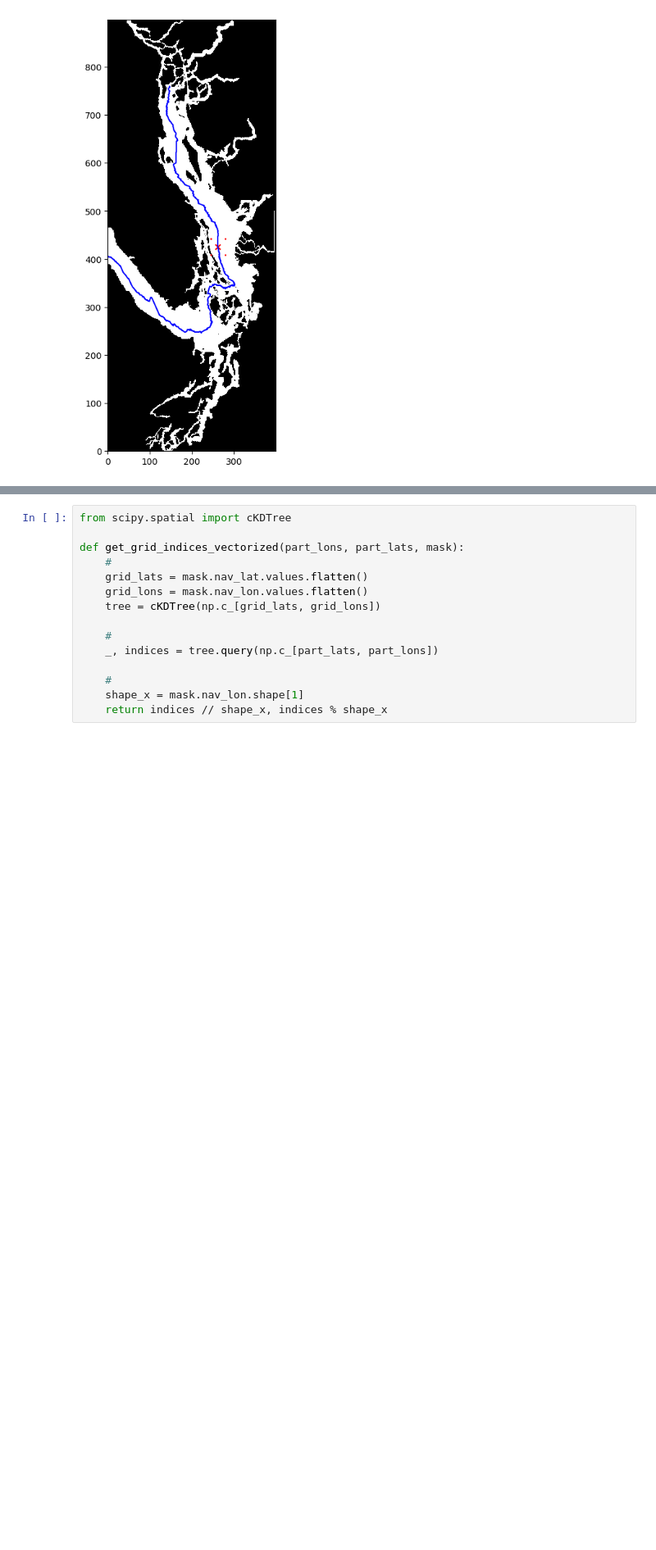
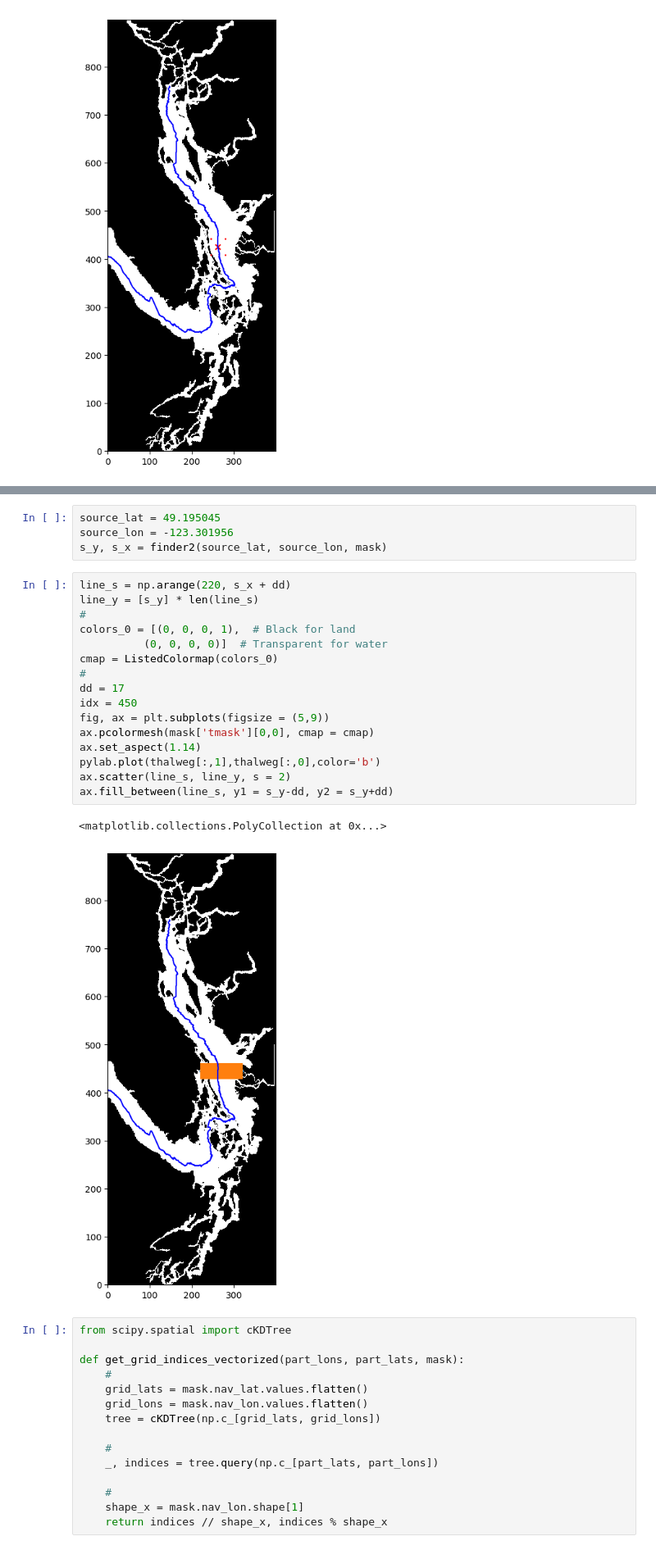
Before and after one commit to SalishSeaCast/analysis-vicente, a Jupyter notebook: Ocean_Parcels/PBDE_simulations/Thalweg_analysis.ipynb, the cells around one changed output, grey strips where cells are left out. Shown at 82% size. Saved outputs shown, nothing was run; the diff lists cells and outputs as text; blank space fills up the shorter version.

```diff
--- a/Ocean_Parcels/PBDE_simulations/Thalweg_analysis.ipynb
+++ b/Ocean_Parcels/PBDE_simulations/Thalweg_analysis.ipynb
@@ -75,3 +84,26 @@ ax.scatter(thalweg[idx][1]+dd, thalweg[idx][0]-dd, s = 1, c = 'r')
+# %%
+source_lat = 49.195045
+source_lon = -123.301956
+s_y, s_x = finder2(source_lat, source_lon, mask)
+# %%
+line_s = np.arange(220, s_x + dd)
+line_y = [s_y] * len(line_s)
+#
+colors_0 = [(0, 0, 0, 1),  # Black for land
+          (0, 0, 0, 0)]  # Transparent for water
+cmap = ListedColormap(colors_0)
+#
+dd = 17
+idx = 450
+fig, ax = plt.subplots(figsize = (5,9))
+ax.pcolormesh(mask['tmask'][0,0], cmap = cmap)
+ax.set_aspect(1.14)
+pylab.plot(thalweg[:,1],thalweg[:,0],color='b')
+ax.scatter(line_s, line_y, s = 2)
+ax.fill_between(line_s, y1 = s_y-dd, y2 = s_y+dd)
+# %% [output]
+<matplotlib.collections.PolyCollection at 0x...>
+[figure, added]
 # %%
 from scipy.spatial import cKDTree
 
```
Also changed, not shown: parts of 17 cells of this notebook, 15 other files.
